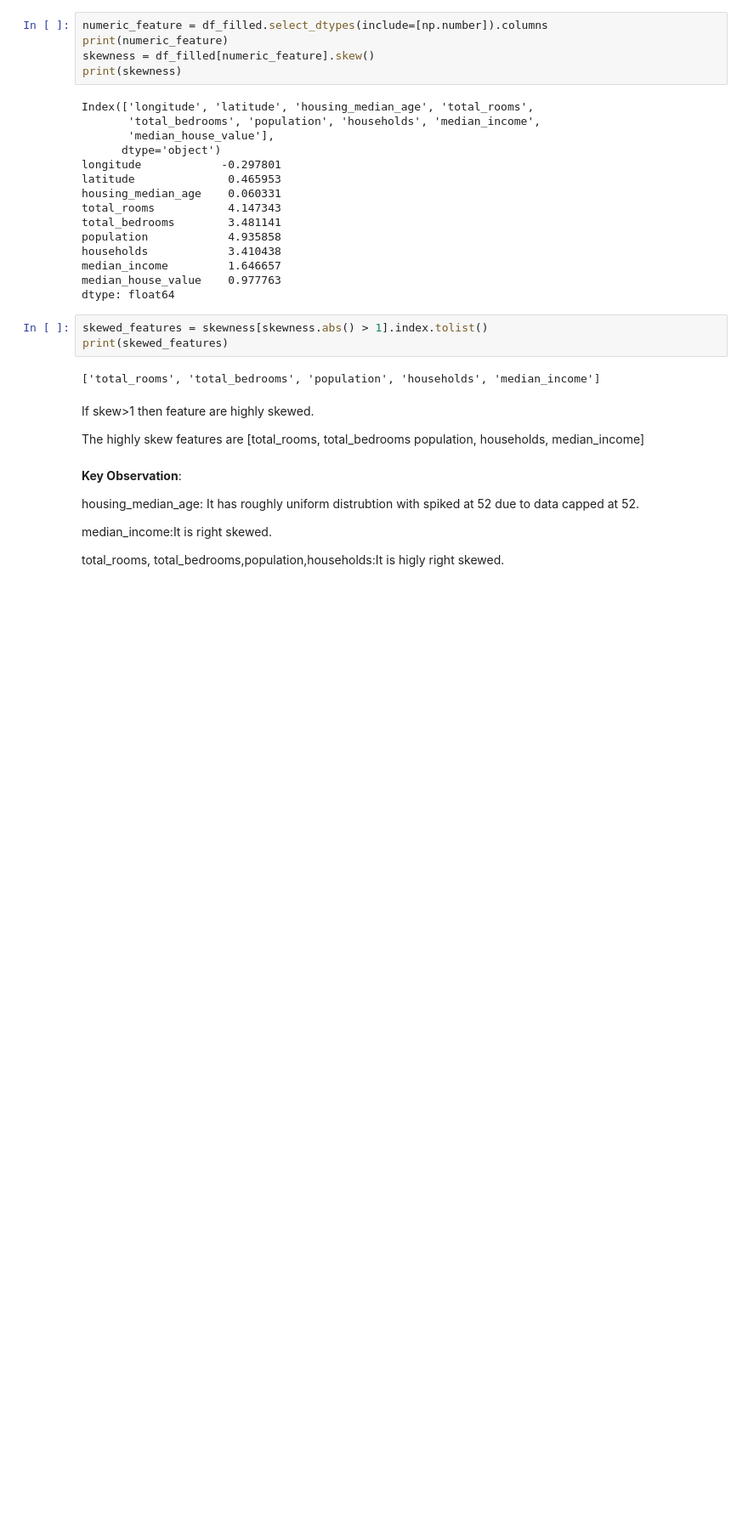
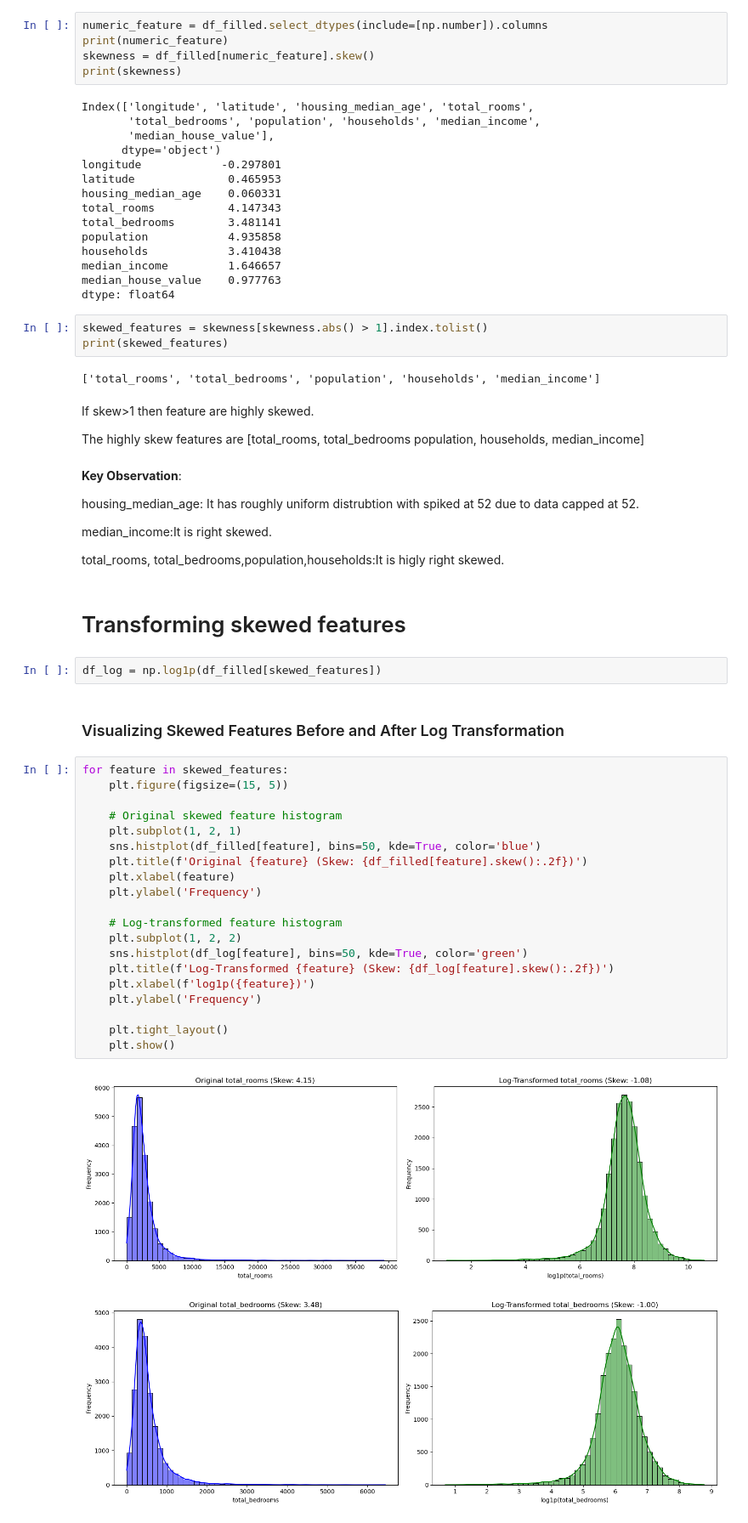
Before and after one commit to sachinaryal035/EDA_of_California_housing, a Jupyter notebook: EDA_of_California_Housing.ipynb, the cells around one changed output. Shown at 85% size. Saved outputs shown, nothing was run; the diff lists cells and outputs as text; blank space fills up the shorter version.

```diff
--- a/EDA_of_California_Housing.ipynb
+++ b/EDA_of_California_Housing.ipynb
@@ -200,3 +213,32 @@ housing_median_age: It has roughly uniform distrubtion with spiked at 52 due to
 median_income:It is right skewed.
 
 total_rooms, total_bedrooms,population,households:It is higly right skewed.
+# %% [markdown]
+# Transforming skewed features
+# %%
+df_log = np.log1p(df_filled[skewed_features])
+# %% [markdown]
+### Visualizing Skewed Features Before and After Log Transformation
+# %%
+for feature in skewed_features:
+    plt.figure(figsize=(15, 5))
+
+    # Original skewed feature histogram
+    plt.subplot(1, 2, 1)
+    sns.histplot(df_filled[feature], bins=50, kde=True, color='blue')
+    plt.title(f'Original {feature} (Skew: {df_filled[feature].skew():.2f})')
+    plt.xlabel(feature)
+    plt.ylabel('Frequency')
+
+    # Log-transformed feature histogram
+    plt.subplot(1, 2, 2)
+    sns.histplot(df_log[feature], bins=50, kde=True, color='green')
+    plt.title(f'Log-Transformed {feature} (Skew: {df_log[feature].skew():.2f})')
+    plt.xlabel(f'log1p({feature})')
+    plt.ylabel('Frequency')
+
+    plt.tight_layout()
+    plt.show()
+# %% [output]
+[figure, added]
+[figure, added]
```
Also changed, not shown: parts of 3 cells of this notebook.
